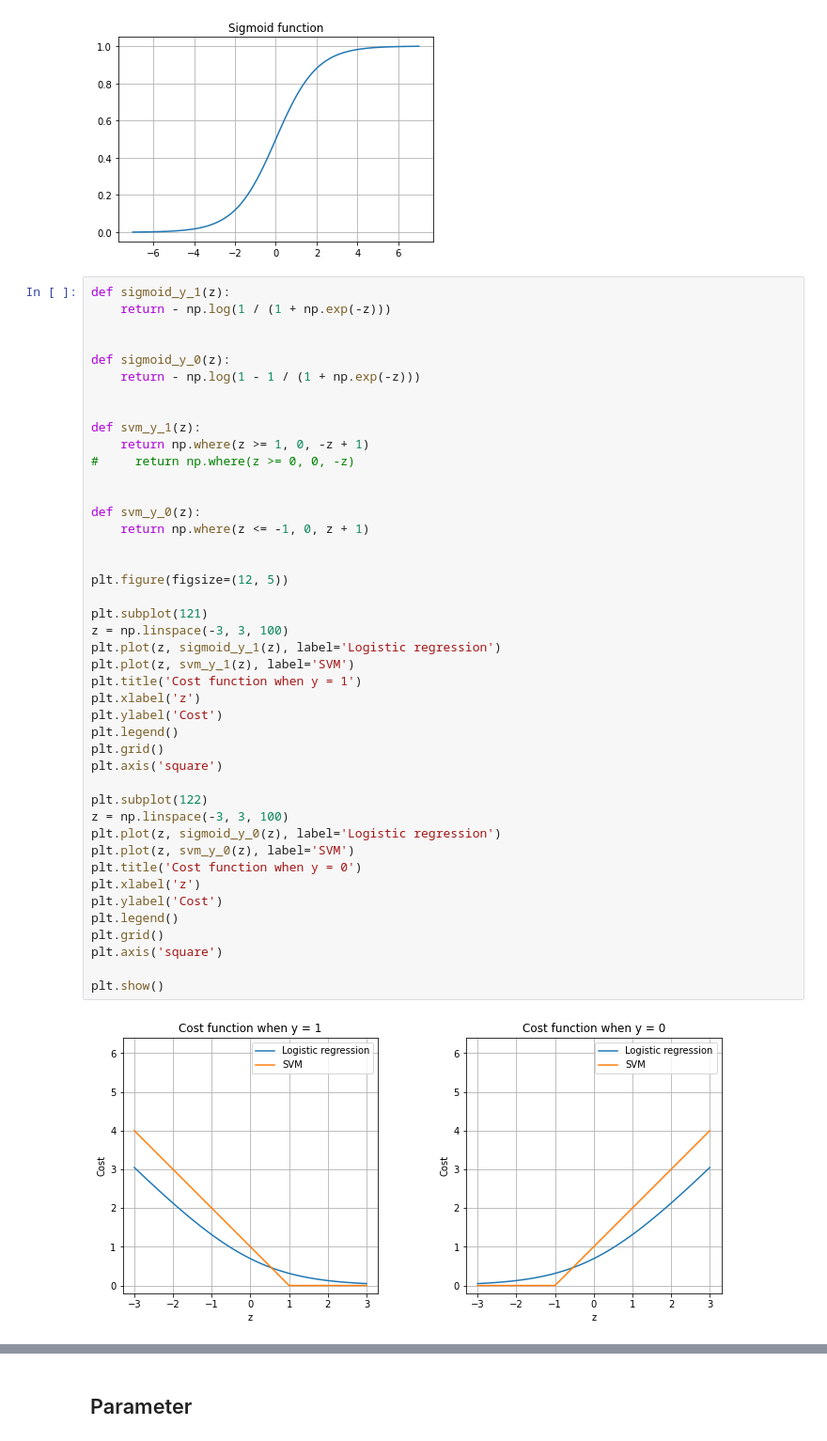
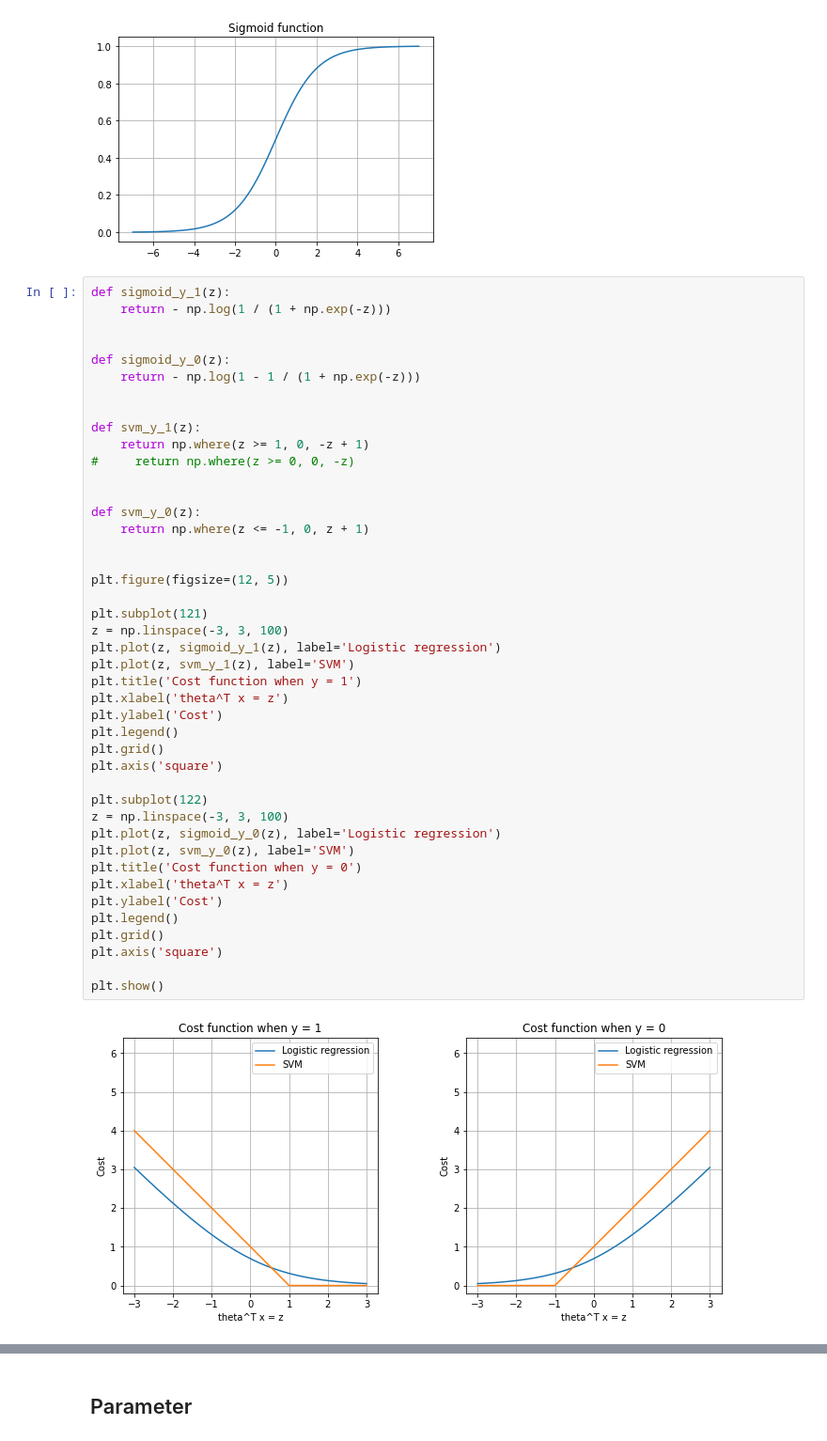
Before and after one commit to yukikitayama/machine-learning, a Jupyter notebook: notebook/support_vector_machine.ipynb, the cells around one changed output, grey strips where cells are left out. Shown at 94% size. Saved outputs shown, nothing was run; the diff lists cells and outputs as text.

```diff
--- a/notebook/support_vector_machine.ipynb
+++ b/notebook/support_vector_machine.ipynb
@@ -119,33 +305,33 @@ def svm_y_1(z):
 
 
 def svm_y_0(z):
     return np.where(z <= -1, 0, z + 1)
 
 
 plt.figure(figsize=(12, 5))
 
 plt.subplot(121)
 z = np.linspace(-3, 3, 100)
 plt.plot(z, sigmoid_y_1(z), label='Logistic regression')
 plt.plot(z, svm_y_1(z), label='SVM')
 plt.title('Cost function when y = 1')
-plt.xlabel('z')
+plt.xlabel('theta^T x = z')
 plt.ylabel('Cost')
 plt.legend()
 plt.grid()
 plt.axis('square')
 
 plt.subplot(122)
 z = np.linspace(-3, 3, 100)
 plt.plot(z, sigmoid_y_0(z), label='Logistic regression')
 plt.plot(z, svm_y_0(z), label='SVM')
 plt.title('Cost function when y = 0')
-plt.xlabel('z')
+plt.xlabel('theta^T x = z')
 plt.ylabel('Cost')
 plt.legend()
 plt.grid()
 plt.axis('square')
 
 plt.show()
 # %% [output]
-[figure, old version]
+[figure, new version]
```
Also changed, not shown: parts of 6 cells of this notebook.
